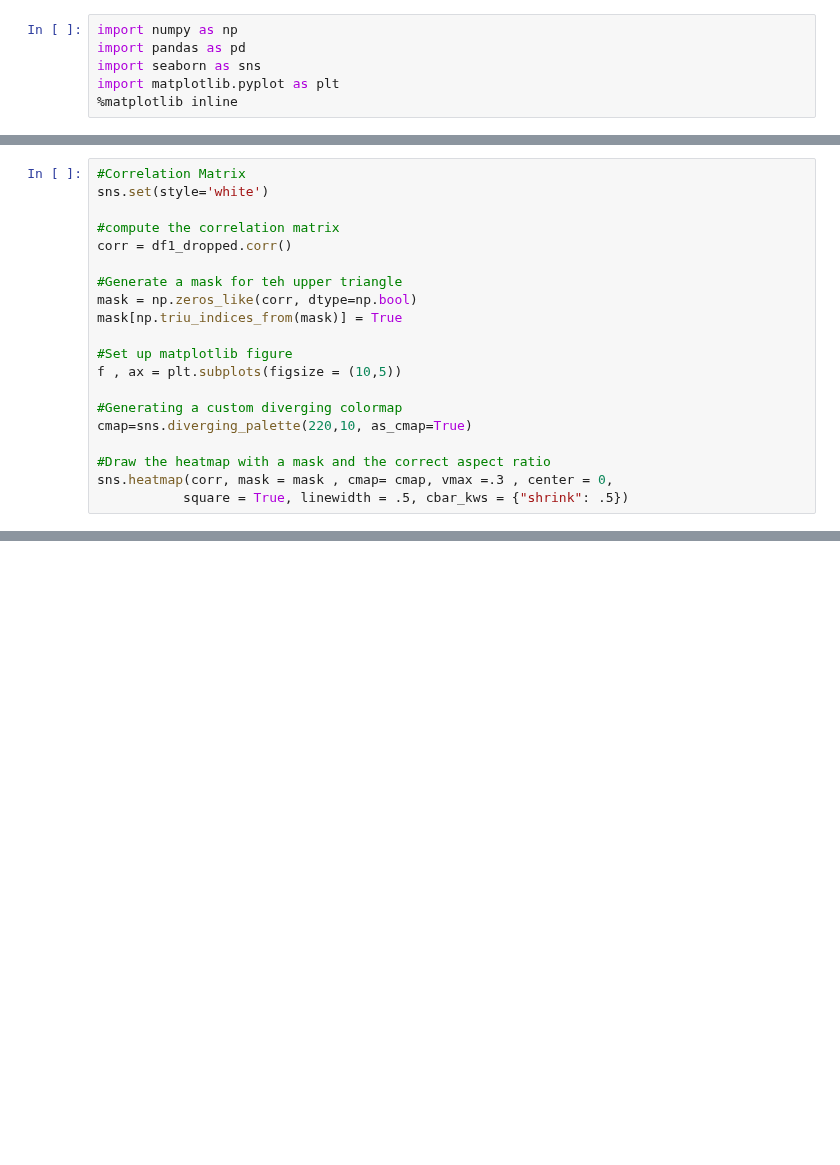
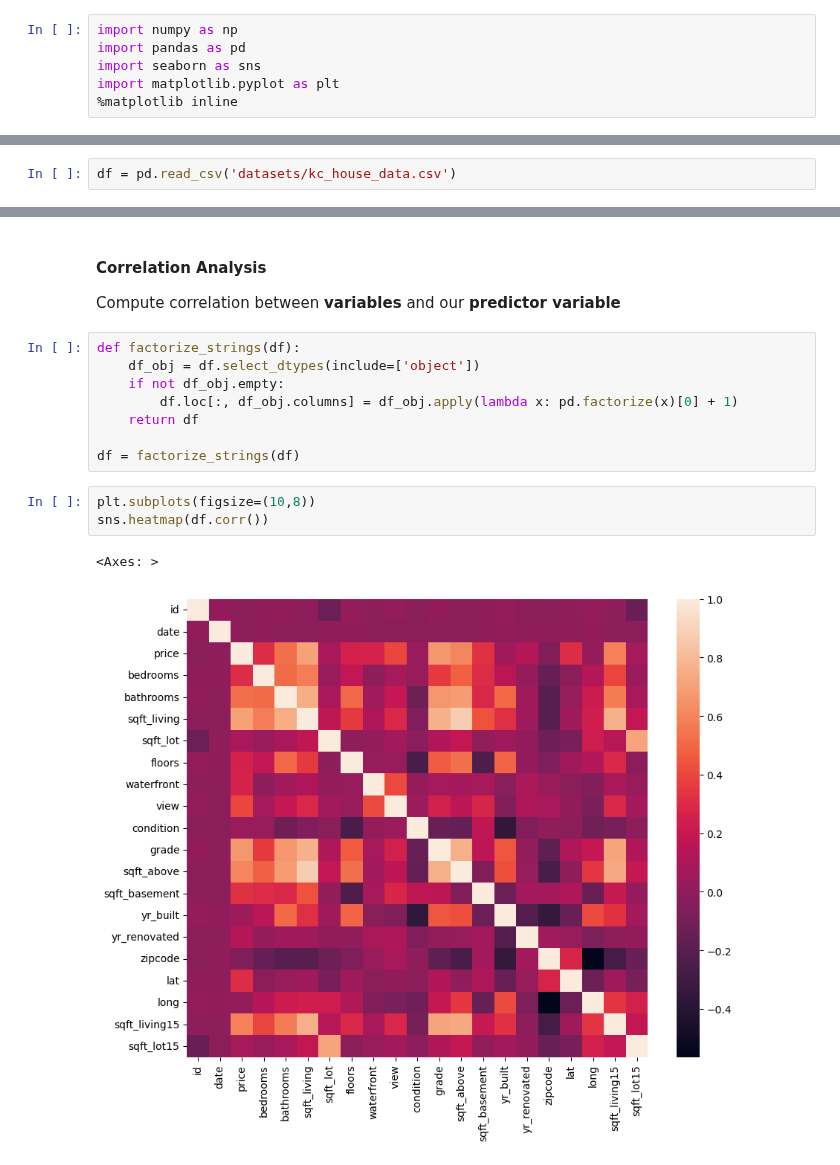
Before and after one commit to gmusebe/denaco-analytics, a Jupyter notebook: Machine Learning/prediction models.ipynb, the cells around one changed output, grey strips where cells are left out. Cells and saved outputs as stored; diff of their text form; blank space fills up the shorter version.

```diff
--- a/Machine Learning/prediction models.ipynb
+++ b/Machine Learning/prediction models.ipynb
@@ -187,20 +41,0 @@ plt.show()
-# %%
-#Correlation Matrix
-sns.set(style='white')
-
-#compute the correlation matrix
-corr = df1_dropped.corr()
-
-#Generate a mask for teh upper triangle
-mask = np.zeros_like(corr, dtype=np.bool)
-mask[np.triu_indices_from(mask)] = True
-
-#Set up matplotlib figure
-f , ax = plt.subplots(figsize = (10,5))
-
-#Generating a custom diverging colormap
-cmap=sns.diverging_palette(220,10, as_cmap=True)
-
-#Draw the heatmap with a mask and the correct aspect ratio
-sns.heatmap(corr, mask = mask , cmap= cmap, vmax =.3 , center = 0,
-           square = True, linewidth = .5, cbar_kws = {"shrink": .5})
@@ -359,0 +48,2 @@ The model is good now, the recall score = 070. This can be used to make the pred
+# %%
+df = pd.read_csv('datasets/kc_house_data.csv')
@@ -359,0 +74,17 @@ The model is good now, the recall score = 070. This can be used to make the pred
+# %% [markdown]
+#### Correlation Analysis
+Compute correlation between **variables** and our **predictor variable**
+# %%
+def factorize_strings(df):
+    df_obj = df.select_dtypes(include=['object'])
+    if not df_obj.empty:
+        df.loc[:, df_obj.columns] = df_obj.apply(lambda x: pd.factorize(x)[0] + 1)
+    return df
+
+df = factorize_strings(df)
+# %%
+plt.subplots(figsize=(10,8))
+sns.heatmap(df.corr())
+# %% [output]
+<Axes: >
+[figure, added]
```
Also changed, not shown: parts of 57 cells of this notebook.
